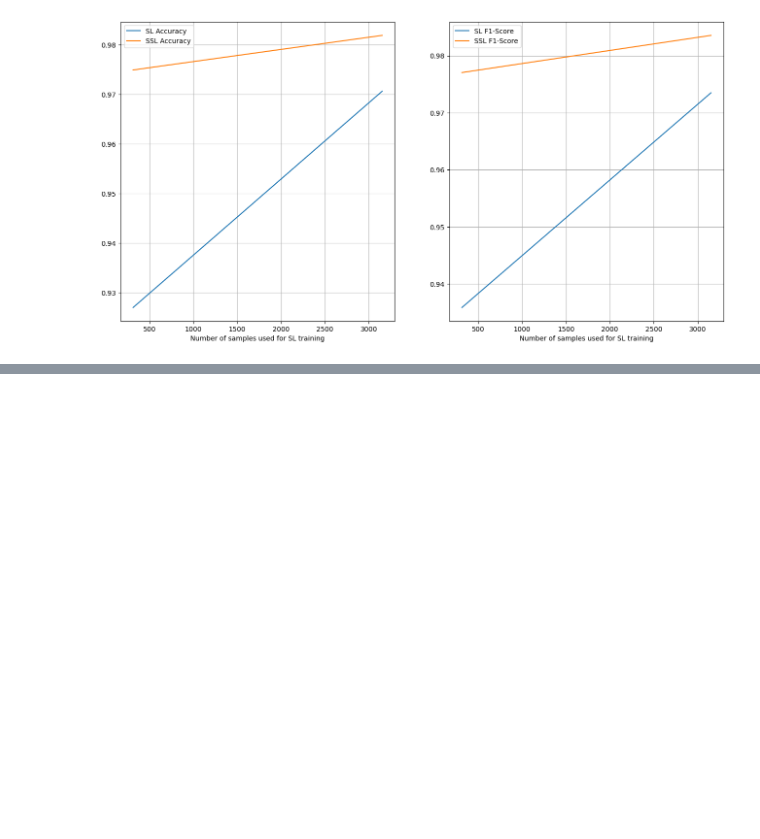
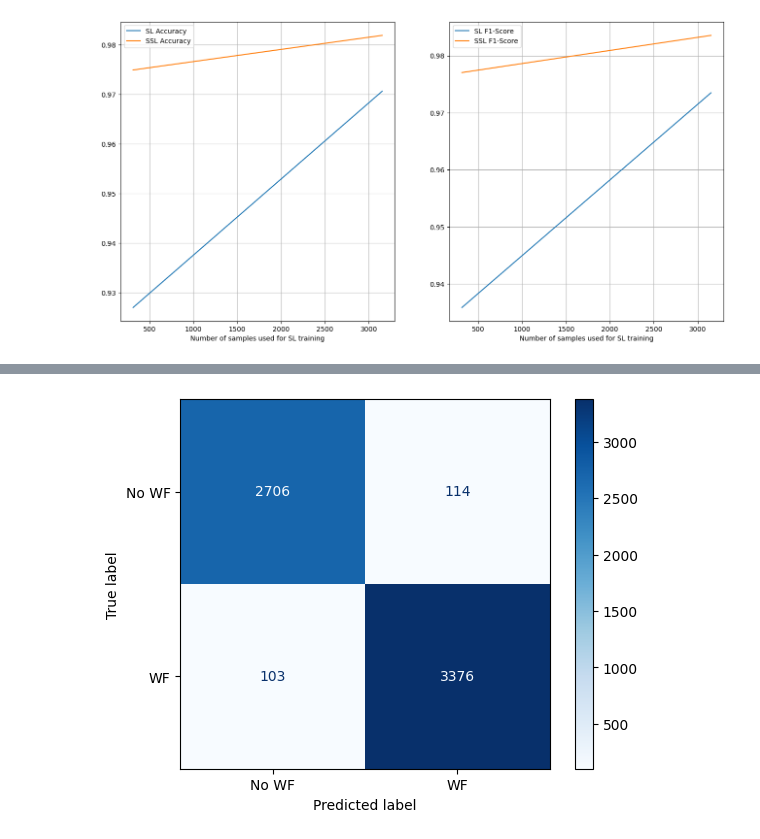
Before and after one commit to FABallemand/ROB313, a Jupyter notebook: practical_work/practical_work.ipynb, the cells around one changed output, grey strips where cells are left out. Saved outputs shown, nothing was run; the diff lists cells and outputs as text; code cells hidden in the pictures; blank space fills up the shorter version.

```diff
--- a/practical_work/practical_work.ipynb
+++ b/practical_work/practical_work.ipynb
@@ -367,0 +401,8 @@ Text(0.5, 0, 'Number of samples used for SL training')
+# %%
+confusion_matrix = np.array([[2706.0, 114.0], [103.0, 3376.0]], dtype=int)
+cm_display = metrics.ConfusionMatrixDisplay(confusion_matrix=confusion_matrix,
+											display_labels=["No WF", "WF"])
+cm_display.plot(cmap=plt.cm.Blues)
+plt.show()
+# %% [output]
+[figure, added]
```
Also changed, not shown: parts of 8 cells of this notebook, 3 other files.
